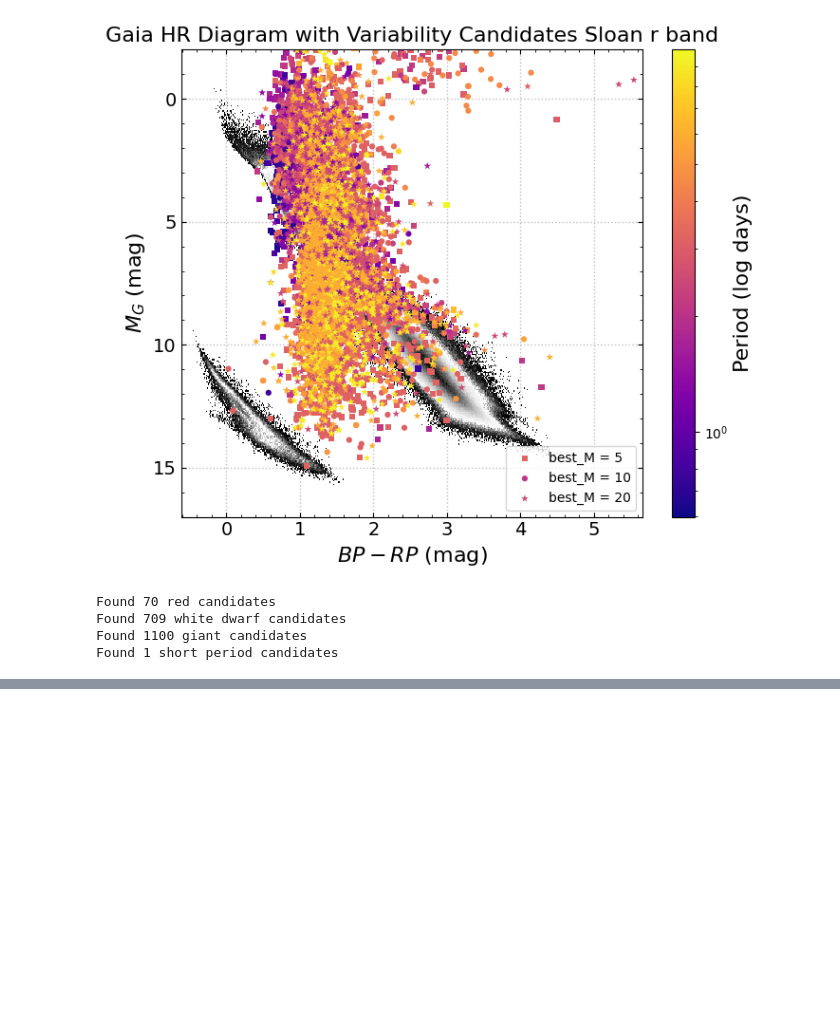
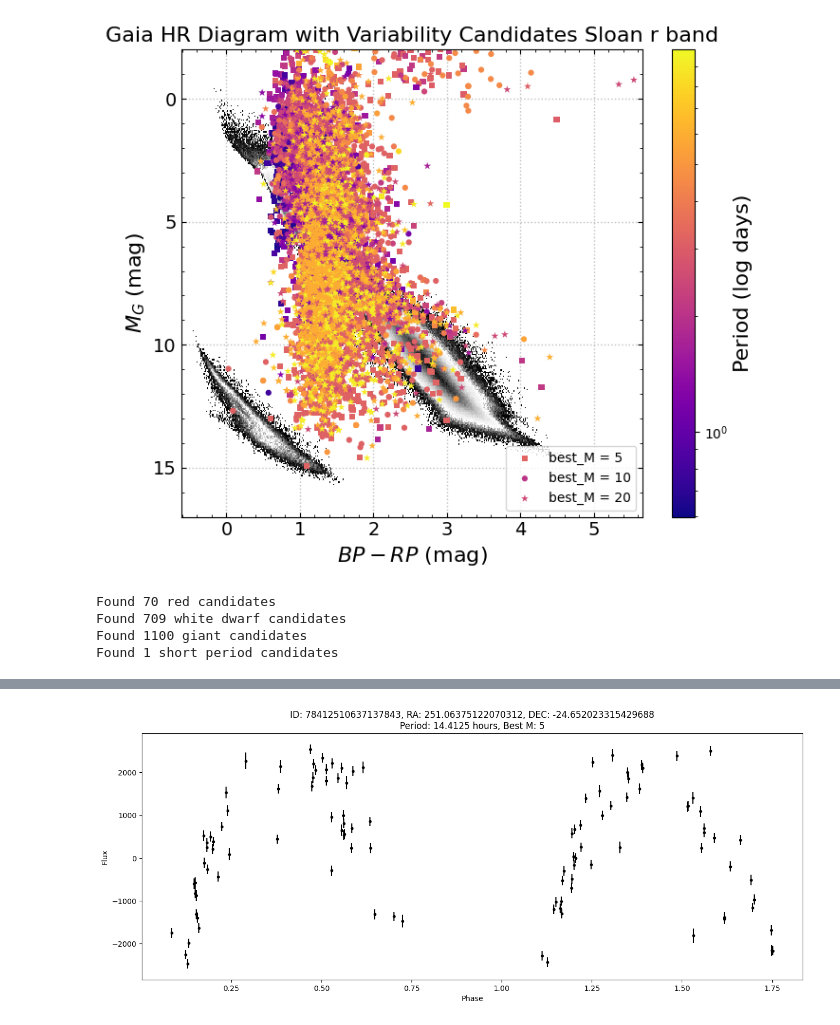
Before and after one commit to zvar-astro/zvar-tools, a Jupyter notebook: notebooks/zvar_analysis.ipynb, the cells around one changed output, grey strips where cells are left out. Drawn from its saved outputs; the diff is of its cells as text; code cells hidden in the pictures; blank space fills up the shorter version.

```diff
--- a/notebooks/zvar_analysis.ipynb
+++ b/notebooks/zvar_analysis.ipynb
@@ -77,11 +92,3 @@ Found 70 red candidates
 Found 709 white dwarf candidates
 Found 1100 giant candidates
 Found 1 short period candidates
-# %%
-candidates = red_candidates
-for candidate in candidates:
-    result = get_ipac_dr_lightcurves(k, candidate.ra, candidate.dec, 50)
-    if result is not None:
-        barycorr_times, flux, ferrs = result
-        plot_lightcurve(candidate, barycorr_times, flux, ferrs, show_plot=True, figsize=(7,6))
-        break # comment out to print all lightcurves
@@ -90,0 +95,10 @@ WARNING: Tried to get polar motions for times after IERS data is valid. Defaulti
+# %%
+path_lc = '../data/zvar/lc'
+
+candidates = giant_candidates
+for candidate in candidates[1:2]:
+    time, flux, flux_err, filters = retrieve_objs_lightcurve([candidate], path_lc, ssh_client, remote_path_lc, bands=[band])[candidate.id]
+    if len(time) > 0:
+        plot_lightcurve(candidate, time, flux, flux_err, show_plot=True, figsize=(16,6))
+# %% [output]
+[figure, added]
```
Also changed, not shown: parts of 9 cells of this notebook, 5 other files.
